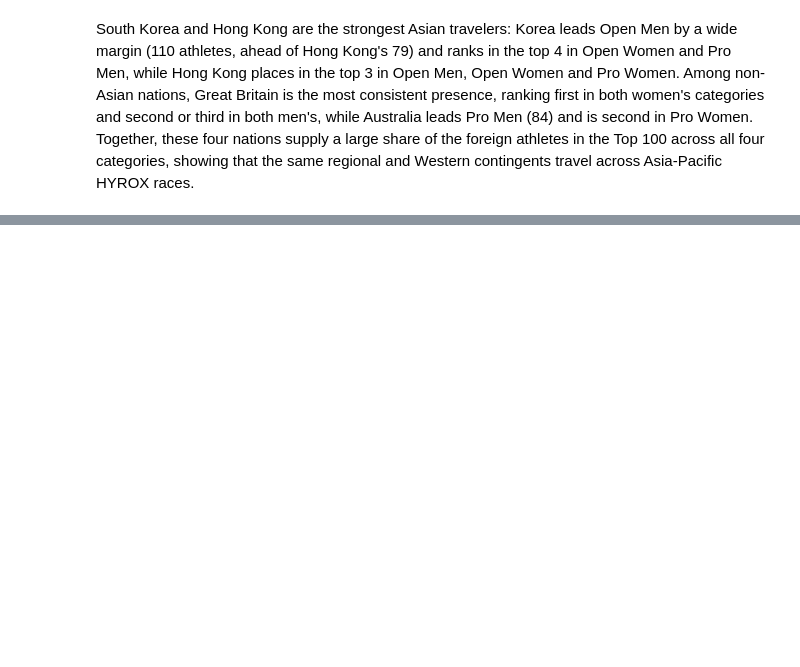
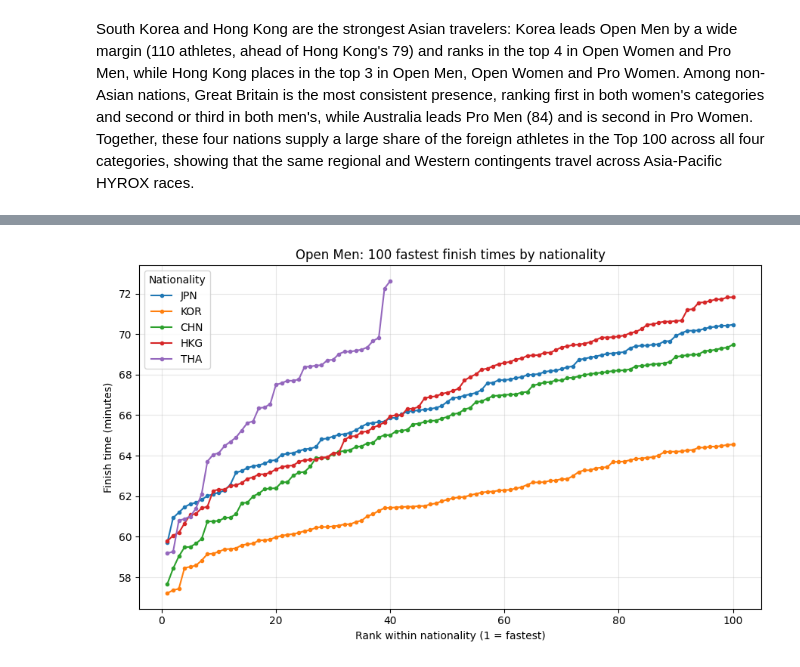
Before and after one commit to winupwhatsup/project_hyrox, a Jupyter notebook: hyrox_comparison.ipynb, the cells around one changed output, grey strips where cells are left out. Cells and saved outputs as stored; diff of their text form; code cells hidden in the pictures; blank space fills up the shorter version.

```diff
--- a/hyrox_comparison.ipynb
+++ b/hyrox_comparison.ipynb
@@ -387,0 +432,20 @@ This analysis finds which nationalities post the fastest finish times in the Top
+# %%
+def plot_finish_time(category : str, nationalities : list[str]):
+    fig, ax = plt.subplots(figsize=(9, 5.5))
+
+    for nat in nationalities:
+        sub = top100[(top100['race_category'] == category) & (top100['nationality'] == nat)]
+        ax.plot(sub['nat_rank'], sub['finish_min'], marker='o', markersize=3, linewidth=1.5, label=nat)
+
+    ax.set_title(f'{category}: 100 fastest finish times by nationality')
+    ax.set_xlabel('Rank within nationality (1 = fastest)')
+    ax.set_ylabel('Finish time (minutes)')
+    ax.grid(alpha=0.3)
+    ax.legend(title='Nationality')
+# %%
+category = 'Open Men'
+nationalities = ['JPN', 'KOR', 'CHN', 'HKG', 'THA']
+
+plot_finish_time(category, nationalities)
+# %% [output]
+[figure, added]
```
Also changed, not shown: parts of 4 cells of this notebook, 3 other files.
